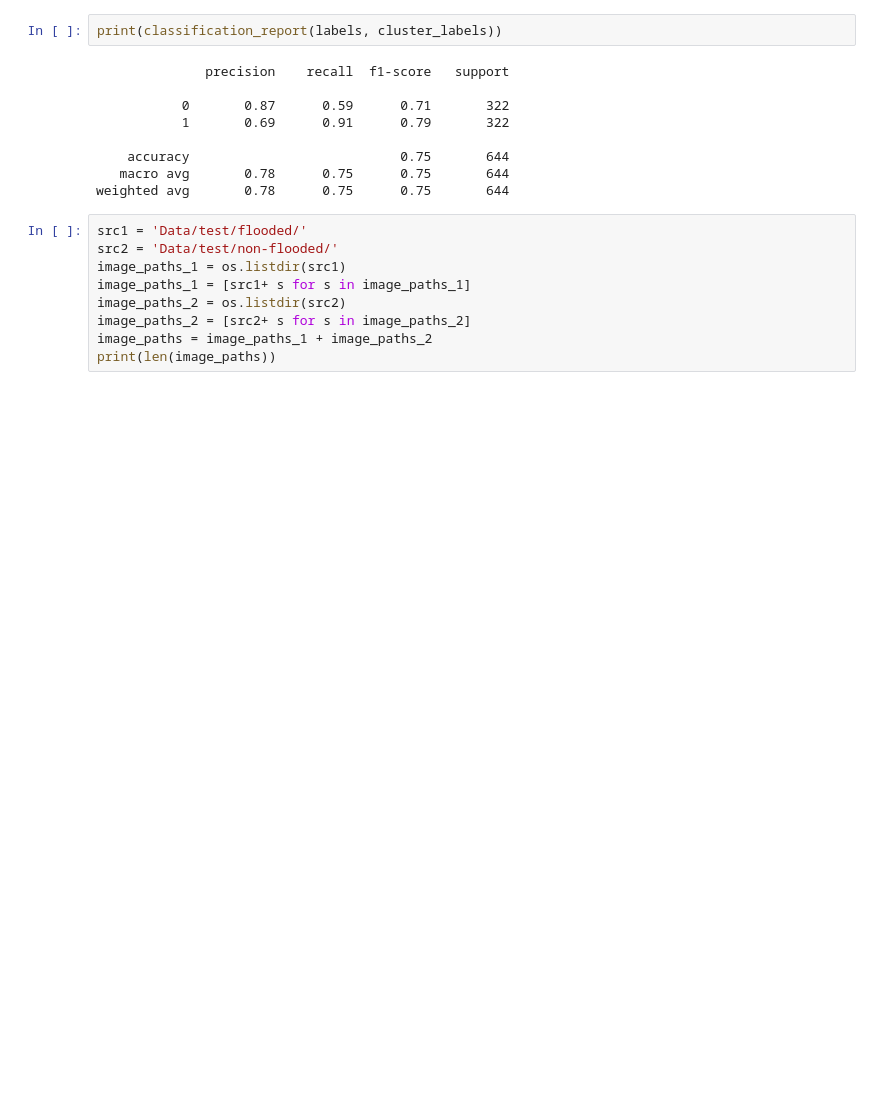
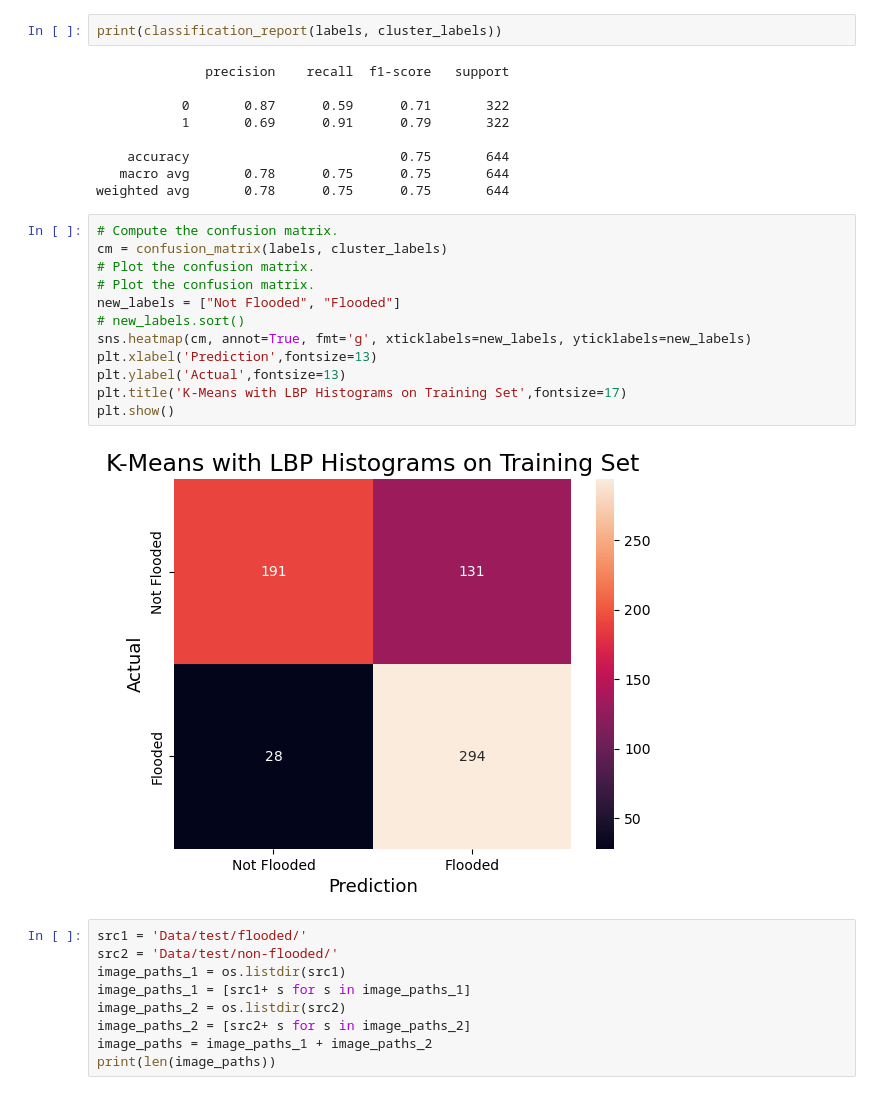
Before and after one commit to Hero2323/Flooding-Detection, a Jupyter notebook: kmeans.ipynb, the cells around one changed output. Drawn from its saved outputs; the diff is of its cells as text; blank space fills up the shorter version.

Commit message:
Added Confusion Matrix to K-Means

```diff
--- a/kmeans.ipynb
+++ b/kmeans.ipynb
@@ -98,6 +100,20 @@ print(classification_report(labels, cluster_labels))
     accuracy                           0.75       644
    macro avg       0.78      0.75      0.75       644
 weighted avg       0.78      0.75      0.75       644
+# %%
+# Compute the confusion matrix.
+cm = confusion_matrix(labels, cluster_labels)
+# Plot the confusion matrix.
+# Plot the confusion matrix.
+new_labels = ["Not Flooded", "Flooded"]
+# new_labels.sort()
+sns.heatmap(cm, annot=True, fmt='g', xticklabels=new_labels, yticklabels=new_labels)
+plt.xlabel('Prediction',fontsize=13)
+plt.ylabel('Actual',fontsize=13)
+plt.title('K-Means with LBP Histograms on Training Set',fontsize=17)
+plt.show()
+# %% [output]
+[figure, added]
 # %%
 src1 = 'Data/test/flooded/'
 src2 = 'Data/test/non-flooded/'
```
Also changed, not shown: parts of 3 cells of this notebook.
